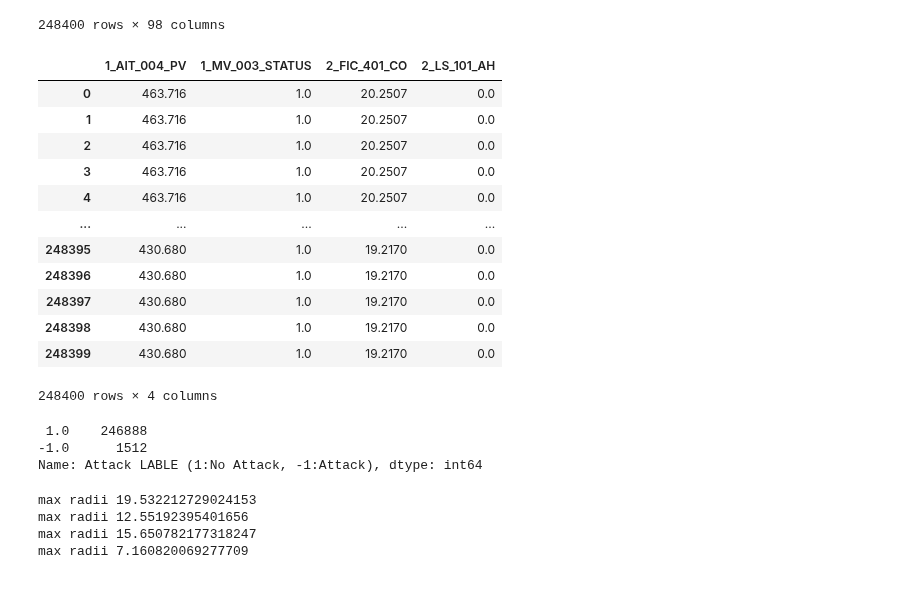
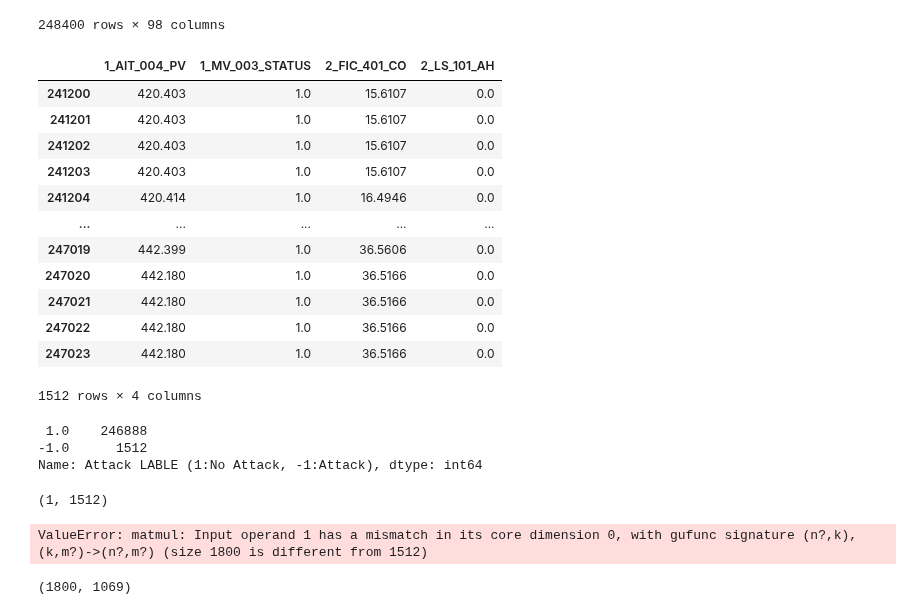
Before and after one commit to manu1003/meepc, a Jupyter notebook: PIpeline.ipynb, the cells around one changed output. Drawn from its saved outputs; the diff is of its cells as text; code cells hidden in the pictures.

```diff
--- a/PIpeline.ipynb
+++ b/PIpeline.ipynb
@@ -156,23 +156,24 @@ df_test
 248400 rows × 98 columns
 # %%
 y_actual=df_test.iloc[:,-1]
+df_test_normal=df_test[df_test[ 'Attack LABLE (1:No Attack, -1:Attack)']==-1]
 sensors = [3,9,25,43]
-df_test = df_test.iloc[:, sensors]
+df_test = df_test_normal.iloc[:, sensors]
 df_test
 # %% [output]
 |  | 1_AIT_004_PV | 1_MV_003_STATUS | 2_FIC_401_CO | 2_LS_101_AH |
-| 0 | 463.716 | 1.0 | 20.2507 | 0.0 |
-| 1 | 463.716 | 1.0 | 20.2507 | 0.0 |
-| 2 | 463.716 | 1.0 | 20.2507 | 0.0 |
-| 3 | 463.716 | 1.0 | 20.2507 | 0.0 |
-| 4 | 463.716 | 1.0 | 20.2507 | 0.0 |
+| 241200 | 420.403 | 1.0 | 15.6107 | 0.0 |
+| 241201 | 420.403 | 1.0 | 15.6107 | 0.0 |
+| 241202 | 420.403 | 1.0 | 15.6107 | 0.0 |
+| 241203 | 420.403 | 1.0 | 15.6107 | 0.0 |
+| 241204 | 420.414 | 1.0 | 16.4946 | 0.0 |
 | ... | ... | ... | ... | ... |
-| 248395 | 430.680 | 1.0 | 19.2170 | 0.0 |
-| 248396 | 430.680 | 1.0 | 19.2170 | 0.0 |
-| 248397 | 430.680 | 1.0 | 19.2170 | 0.0 |
-| 248398 | 430.680 | 1.0 | 19.2170 | 0.0 |
-| 248399 | 430.680 | 1.0 | 19.2170 | 0.0 |
+| 247019 | 442.399 | 1.0 | 36.5606 | 0.0 |
+| 247020 | 442.180 | 1.0 | 36.5166 | 0.0 |
+| 247021 | 442.180 | 1.0 | 36.5166 | 0.0 |
+| 247022 | 442.180 | 1.0 | 36.5166 | 0.0 |
+| 247023 | 442.180 | 1.0 | 36.5166 | 0.0 |
-248400 rows × 4 columns
+1512 rows × 4 columns
 # %%
 y_actual.value_counts()
 # %% [output]
@@ -183,6 +184,7 @@ Name: Attack LABLE (1:No Attack, -1:Attack), dtype: int64
 X_test=df_test.iloc[:,2].values
 Xtest=hankel.fit(X_test,30,0.5)  #size -> 1800x274
 Xtest=Xtest.T  #size -> 274x1800
+print(Xtest.shape)
 for i in range(optimal_k):
     Xtest_cluster=np.matmul(Xtest,clusters_V[i][:,:clusters_R[i]]) # size -> 274 x R
     var1=np.square(Xtest_cluster-centers[i])
@@ -190,10 +192,14 @@ for i in range(optimal_k):
     widths=calc_width_height(weights[i])
     print("max radii",math.sqrt(np.amax(var2)))
 # %% [output]
-max radii 19.532212729024153
-max radii 12.55192395401656
-max radii 15.650782177318247
-max radii 7.160820069277709
+(1, 1512)
+ValueError: matmul: Input operand 1 has a mismatch in its core dimension 0, with gufunc signature (n?,k),(k,m?)->(n?,m?) (size 1800 is different from 1512)
+# %%
+X_twe = df_normal.iloc[:,2].values
+X_twe = hankel.fit(X_twe,30,0.5)
+print(X_twe.shape)
+# %% [output]
+(1800, 1069)
 # %%
 print(widths)
 # %% [output]
```
Also changed, not shown: parts of 11 cells of this notebook, 4 other files.
